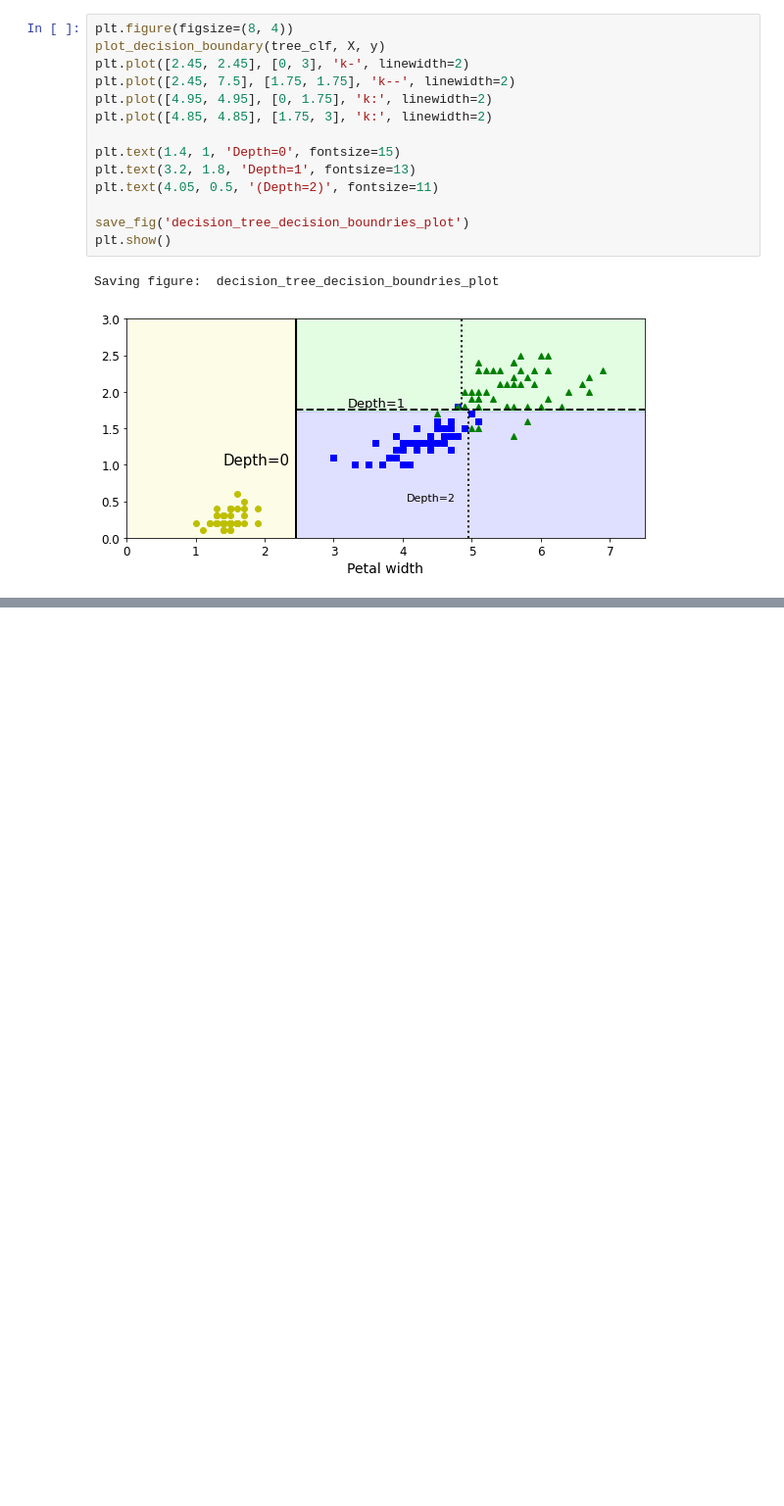
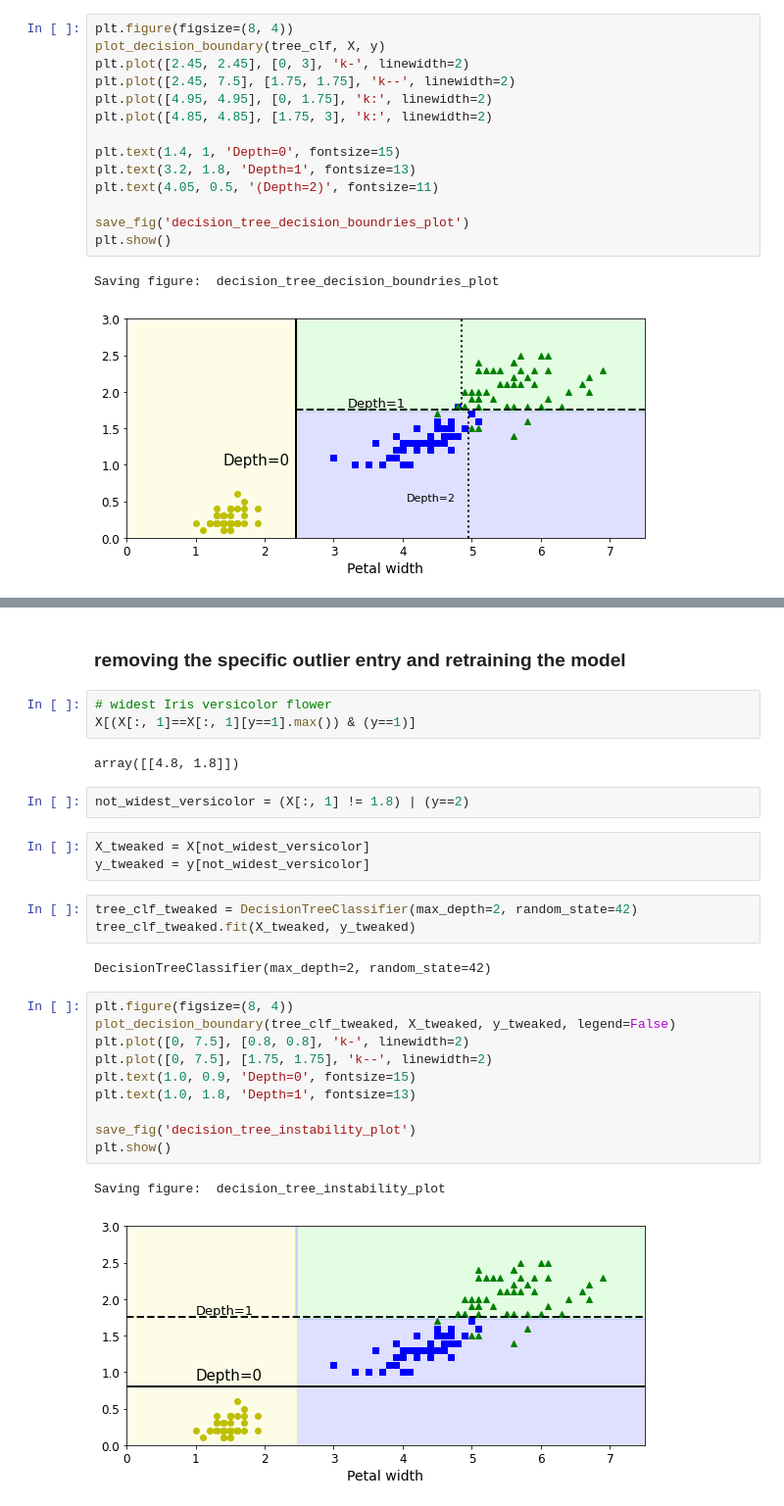
Before and after one commit to Anshul-GH/machine-learning, a Jupyter notebook: hands-on-ml-with-sklearn-keras-tensorflow/06_ch_decision_trees.ipynb, the cells around one changed output, grey strips where cells are left out. Shown at 98% size. Cells and saved outputs as stored; diff of their text form; blank space fills up the shorter version.

```diff
--- a/hands-on-ml-with-sklearn-keras-tensorflow/06_ch_decision_trees.ipynb
+++ b/hands-on-ml-with-sklearn-keras-tensorflow/06_ch_decision_trees.ipynb
@@ -97,0 +112,30 @@ Saving figure:  decision_tree_decision_boundries_plot
+# %% [markdown]
+### removing the specific outlier entry and retraining the model
+# %%
+# widest Iris versicolor flower
+X[(X[:, 1]==X[:, 1][y==1].max()) & (y==1)]
+# %% [output]
+array([[4.8, 1.8]])
+# %%
+not_widest_versicolor = (X[:, 1] != 1.8) | (y==2)
+# %%
+X_tweaked = X[not_widest_versicolor]
+y_tweaked = y[not_widest_versicolor]
+# %%
+tree_clf_tweaked = DecisionTreeClassifier(max_depth=2, random_state=42)
+tree_clf_tweaked.fit(X_tweaked, y_tweaked)
+# %% [output]
+DecisionTreeClassifier(max_depth=2, random_state=42)
+# %%
+plt.figure(figsize=(8, 4))
+plot_decision_boundary(tree_clf_tweaked, X_tweaked, y_tweaked, legend=False)
+plt.plot([0, 7.5], [0.8, 0.8], 'k-', linewidth=2)
+plt.plot([0, 7.5], [1.75, 1.75], 'k--', linewidth=2)
+plt.text(1.0, 0.9, 'Depth=0', fontsize=15)
+plt.text(1.0, 1.8, 'Depth=1', fontsize=13)
+
+save_fig('decision_tree_instability_plot')
+plt.show()
+# %% [output]
+Saving figure:  decision_tree_instability_plot
+[figure, added]
```
Also changed, not shown: parts of 9 cells of this notebook, 2 other files.
